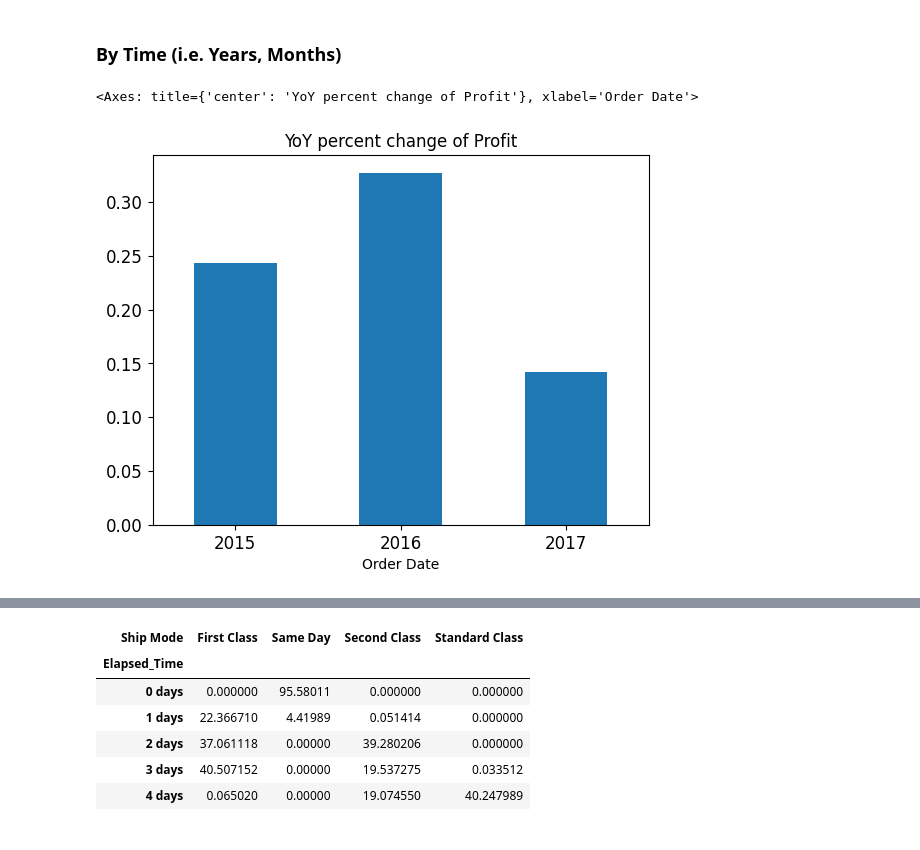
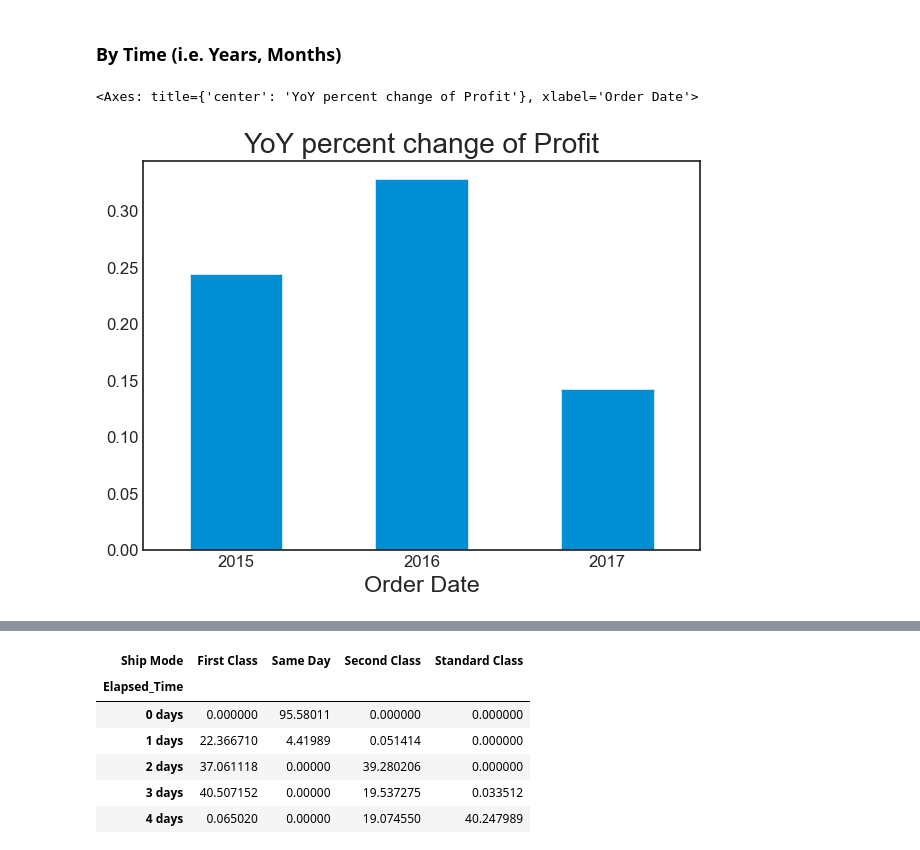
Before and after one commit to Brian-Jacob/Superstore_Project, a Jupyter notebook: Project_1.ipynb, the cells around one changed output, grey strips where cells are left out. Cells and saved outputs as stored; diff of their text form; code cells hidden in the pictures.

```diff
--- a/Project_1.ipynb
+++ b/Project_1.ipynb
@@ -28,6 +28,7 @@ import seaborn as sns
 import matplotlib.pyplot as plt
 import plotly.graph_objs as go
 import plotly.express as px
+plt.style.use('seaborn-v0_8-white')
 
 import us
 from millify import millify
@@ -168,6 +171,6 @@ Additionally, we could come up with some metrics that indicate how long it took
 # %%
 group_ls = ['State','Region','Ship Mode','Segment','Country','City']
-num_cols = ['Sales','Profit']
+numeric_cols = ['Sales','Profit'] # Numeric
 # %%
 final_ls = [] # A list to store the different groupbys
 for col in group_ls:
@@ -461,11 +571,11 @@ fig.add_trace(go.Scatter(x=list(large_profits.index),y=len(list(large_profits.in
 # %%
 order_yr_gb = sales_df.groupby(by=sales_df['Order Date'].dt.year)
 # %%
-yoy_dat = order_yr_gb[num_cols].sum().pct_change(periods=1).drop(index=[2014])
+yoy_dat = order_yr_gb[numeric_cols].sum().pct_change(periods=1).drop(index=[2014])
 yoy_dat.plot(kind='bar',y='Profit',rot=0,legend=None,title='YoY percent change of Profit',fontsize=12)
 # %% [output]
 <Axes: title={'center': 'YoY percent change of Profit'}, xlabel='Order Date'>
-[figure, old version]
+[figure, new version]
 # %%
 sales_df.insert(loc=2,column="Elapsed_Time",value=sales_df['Ship Date'] - sales_df['Order Date'])
 # %%
```
Also changed, not shown: parts of 41 cells of this notebook.
